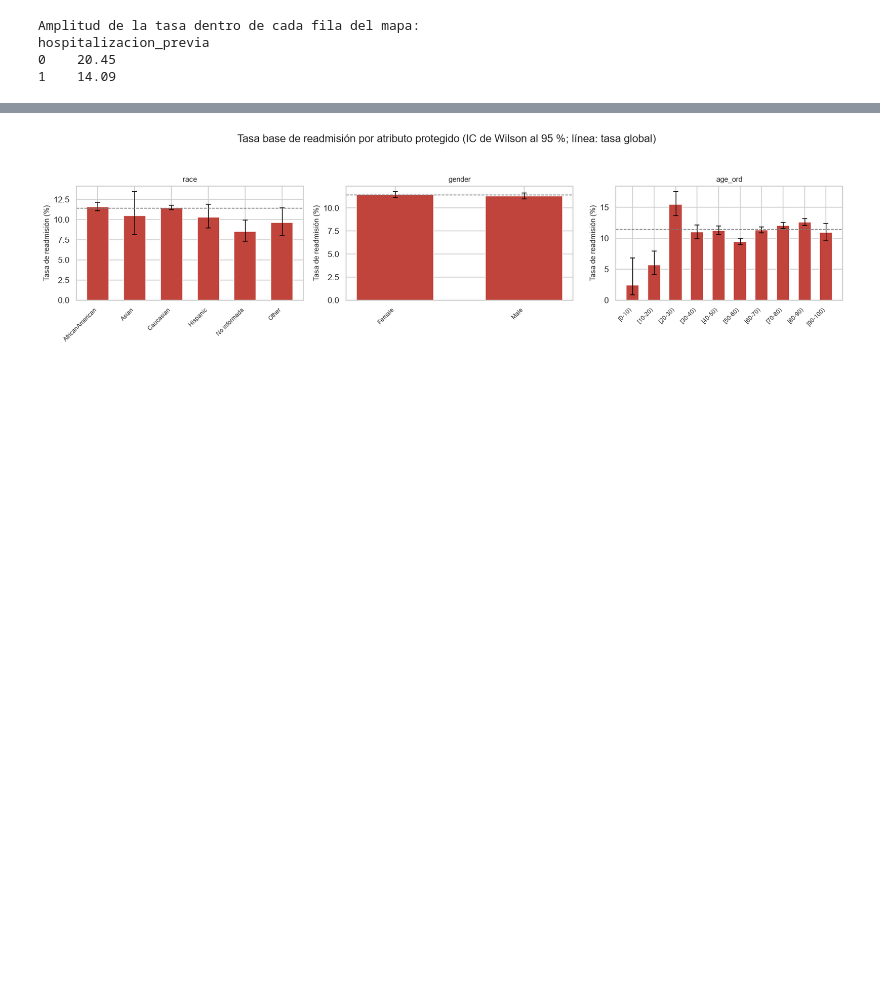
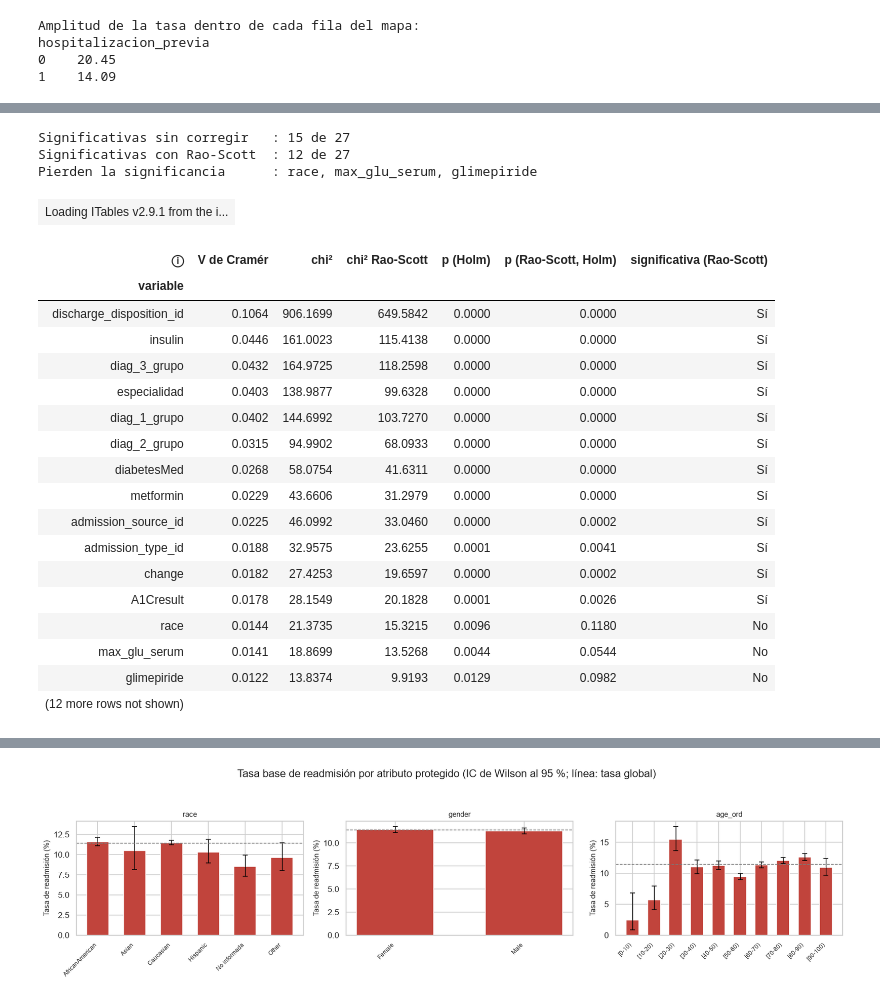
Before and after one commit to joshua2412-a/Diabetes_ProyectoML_202630, a Jupyter notebook: _sources/04_Bivariado.ipynb, the cells around one changed output, grey strips where cells are left out. Drawn from its saved outputs; the diff is of its cells as text; code cells hidden in the pictures; blank space fills up the shorter version.

```diff
--- a/_sources/04_Bivariado.ipynb
+++ b/_sources/04_Bivariado.ipynb
@@ -1027,0 +1042,79 @@ Se reporta la tasa de readmisión por grupo con su intervalo de Wilson, junto co
+# %%
+# Corrección de Rao-Scott de los contrastes categóricos de la sección 4.4.
+EFECTO_DISENO = 1.395  # estimado en el capítulo 3, sección 3.2
+
+
+def rao_scott(tabla_asociacion, deff):
+    """Reaplica los contrastes categóricos corrigiendo por el efecto de diseño.
+
+    Parameters
+    ----------
+    tabla_asociacion : pandas.DataFrame
+        Tabla de la sección 4.4, con las columnas ``chi²`` y ``gl``.
+    deff : float
+        Efecto de diseño por el que se divide el estadístico.
+
+    Returns
+    -------
+    pandas.DataFrame
+        Copia de la tabla con el chi² corregido, su p-valor, la corrección de
+        Holm recalculada sobre el conjunto completo y el veredicto resultante.
+    """
+    salida = tabla_asociacion.copy()
+    salida["chi² Rao-Scott"] = salida["chi²"] / deff
+    salida["p (Rao-Scott)"] = stats.chi2.sf(salida["chi² Rao-Scott"],
+                                            salida["gl"])
+    salida["p (Rao-Scott, Holm)"] = correccion_holm(salida["p (Rao-Scott)"])
+    salida["significativa (Rao-Scott)"] = np.where(
+        salida["p (Rao-Scott, Holm)"] < 0.05, "Sí", "No")
+    return salida
+
+
+asociacion_cat_rs = rao_scott(asociacion_cat, EFECTO_DISENO)
+
+sin_corregir = int((asociacion_cat_rs["significativa (Holm)"] == "Sí").sum())
+con_correccion = int(
+    (asociacion_cat_rs["significativa (Rao-Scott)"] == "Sí").sum())
+pierden = asociacion_cat_rs[
+    (asociacion_cat_rs["significativa (Holm)"] == "Sí")
+    & (asociacion_cat_rs["significativa (Rao-Scott)"] == "No")]
+
+print(f"Significativas sin corregir   : {sin_corregir} de {len(asociacion_cat_rs)}")
+print(f"Significativas con Rao-Scott  : {con_correccion} de {len(asociacion_cat_rs)}")
+print(f"Pierden la significancia      : {', '.join(pierden.index) or 'ninguna'}")
+
+anotar("c4_cat_signif_rs", con_correccion)
+anotar("c4_cat_pierden", int(len(pierden)))
+
+guardar_resultado(
+    asociacion_cat_rs[["chi²", "chi² Rao-Scott", "gl", "p (Holm)",
+                       "p (Rao-Scott, Holm)", "significativa (Holm)",
+                       "significativa (Rao-Scott)"]],
+    "asociacion_categoricas_raoscott")
+
+tabla(asociacion_cat_rs[["V de Cramér", "chi²", "chi² Rao-Scott", "p (Holm)",
+                         "p (Rao-Scott, Holm)",
+                         "significativa (Rao-Scott)"]].round(4))
+# %% [output]
+Significativas sin corregir   : 15 de 27
+Significativas con Rao-Scott  : 12 de 27
+Pierden la significancia      : race, max_glu_serum, glimepiride
+| Loading ITables v2.9.1 from the i... |
+| ⓘ | V de Cramér | chi² | chi² Rao-Scott | p (Holm) | p (Rao-Scott, Holm) | significativa (Rao-Scott) |
+| variable |  |  |  |  |  |  |
+| discharge_disposition_id | 0.1064 | 906.1699 | 649.5842 | 0.0000 | 0.0000 | Sí |
+| insulin | 0.0446 | 161.0023 | 115.4138 | 0.0000 | 0.0000 | Sí |
+| diag_3_grupo | 0.0432 | 164.9725 | 118.2598 | 0.0000 | 0.0000 | Sí |
+| especialidad | 0.0403 | 138.9877 | 99.6328 | 0.0000 | 0.0000 | Sí |
+| diag_1_grupo | 0.0402 | 144.6992 | 103.7270 | 0.0000 | 0.0000 | Sí |
+| diag_2_grupo | 0.0315 | 94.9902 | 68.0933 | 0.0000 | 0.0000 | Sí |
+| diabetesMed | 0.0268 | 58.0754 | 41.6311 | 0.0000 | 0.0000 | Sí |
+| metformin | 0.0229 | 43.6606 | 31.2979 | 0.0000 | 0.0000 | Sí |
+| admission_source_id | 0.0225 | 46.0992 | 33.0460 | 0.0000 | 0.0002 | Sí |
+| admission_type_id | 0.0188 | 32.9575 | 23.6255 | 0.0001 | 0.0041 | Sí |
+| change | 0.0182 | 27.4253 | 19.6597 | 0.0000 | 0.0002 | Sí |
+| A1Cresult | 0.0178 | 28.1549 | 20.1828 | 0.0001 | 0.0026 | Sí |
+| race | 0.0144 | 21.3735 | 15.3215 | 0.0096 | 0.1180 | No |
+| max_glu_serum | 0.0141 | 18.8699 | 13.5268 | 0.0044 | 0.0544 | No |
+| glimepiride | 0.0122 | 13.8374 | 9.9193 | 0.0129 | 0.0982 | No |
+| (12 more rows not shown) |  |  |  |  |  |  |
```
Also changed, not shown: parts of 5 cells of this notebook, 16 other files.
